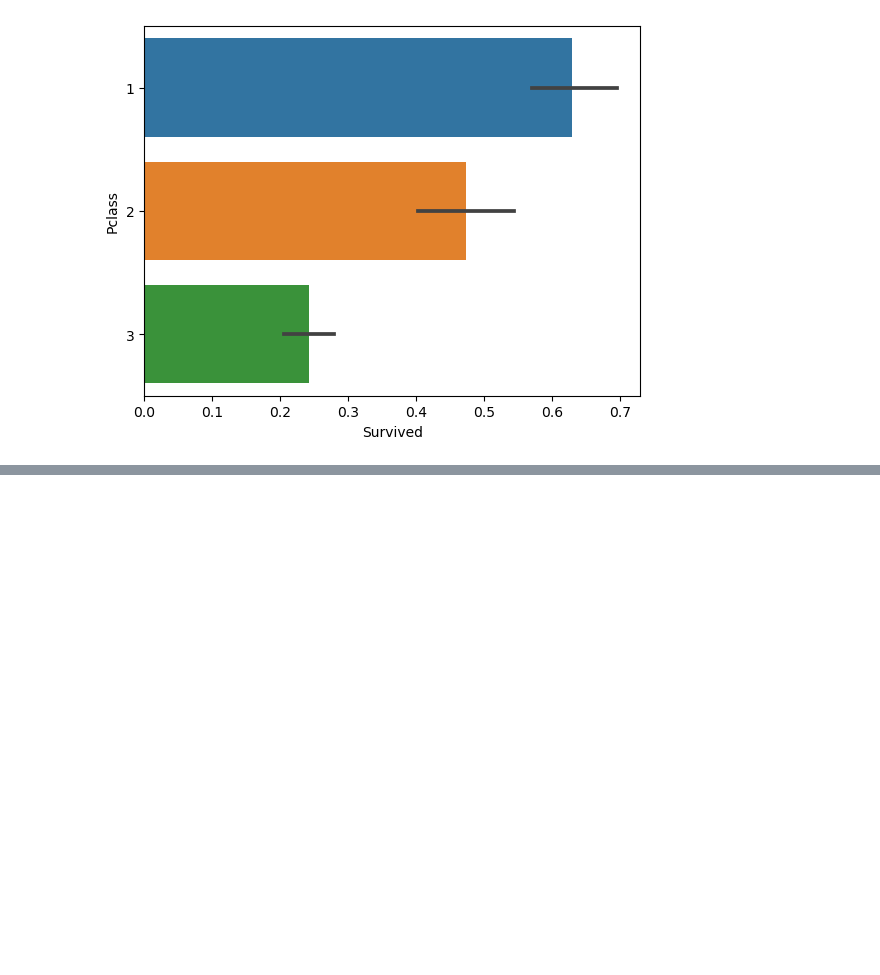
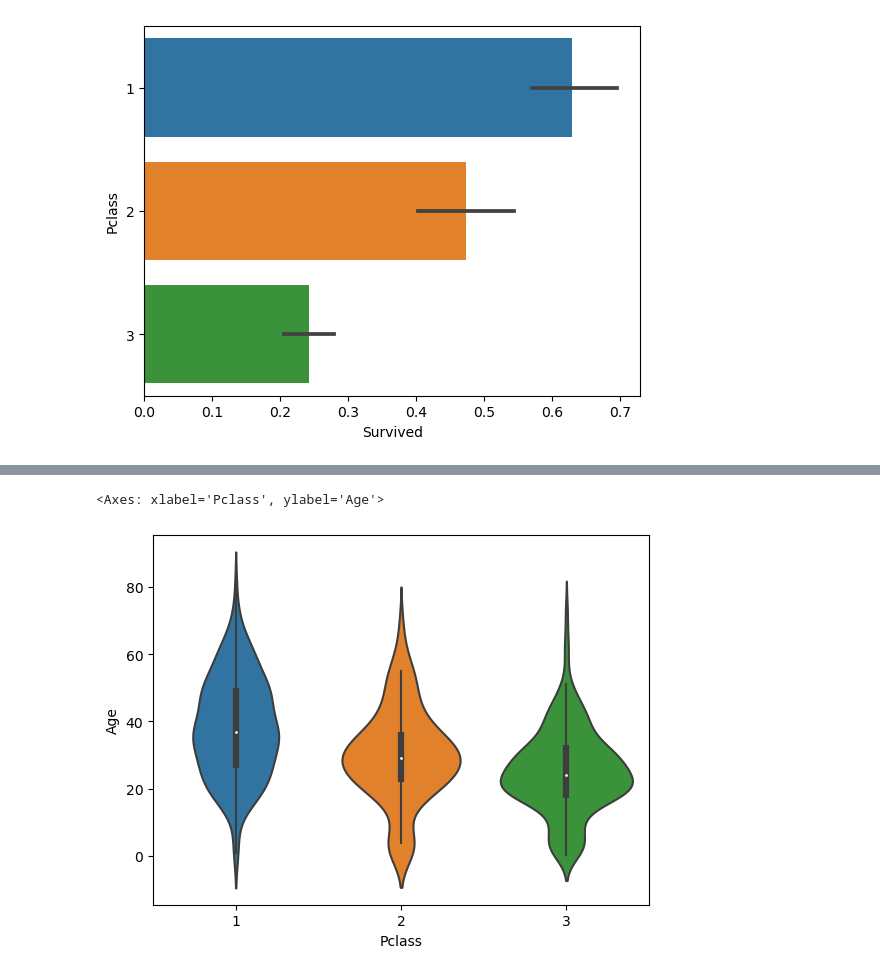
Before and after one commit to YoungMin-S/scikit-learn_Practice, a Jupyter notebook: Visualization/Visualization_Seaborn_Practice.ipynb, the cells around one changed output, grey strips where cells are left out. Drawn from its saved outputs; the diff is of its cells as text; code cells hidden in the pictures; blank space fills up the shorter version.

```diff
--- a/Visualization/Visualization_Seaborn_Practice.ipynb
+++ b/Visualization/Visualization_Seaborn_Practice.ipynb
@@ -213,0 +224,6 @@ sns.barplot(x='Survived',y='Pclass',data=titanic_df,orient='h')
+# %%
+# X축값이 Pclass의 값별로 y축값인 Age의 연속분포 곡선을 알 수 있다.
+sns.violinplot(x='Pclass',y='Age',data=titanic_df)
+# %% [output]
+<Axes: xlabel='Pclass', ylabel='Age'>
+[figure, added]
```
Also changed, not shown: parts of 19 cells of this notebook.
